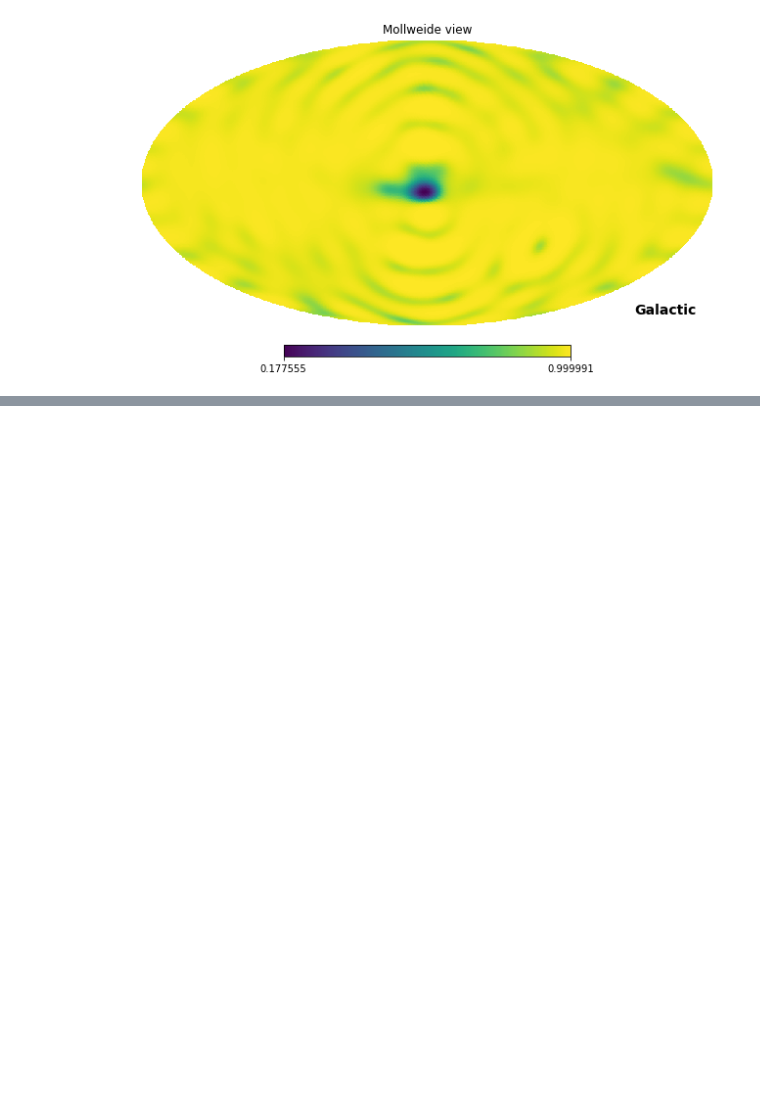
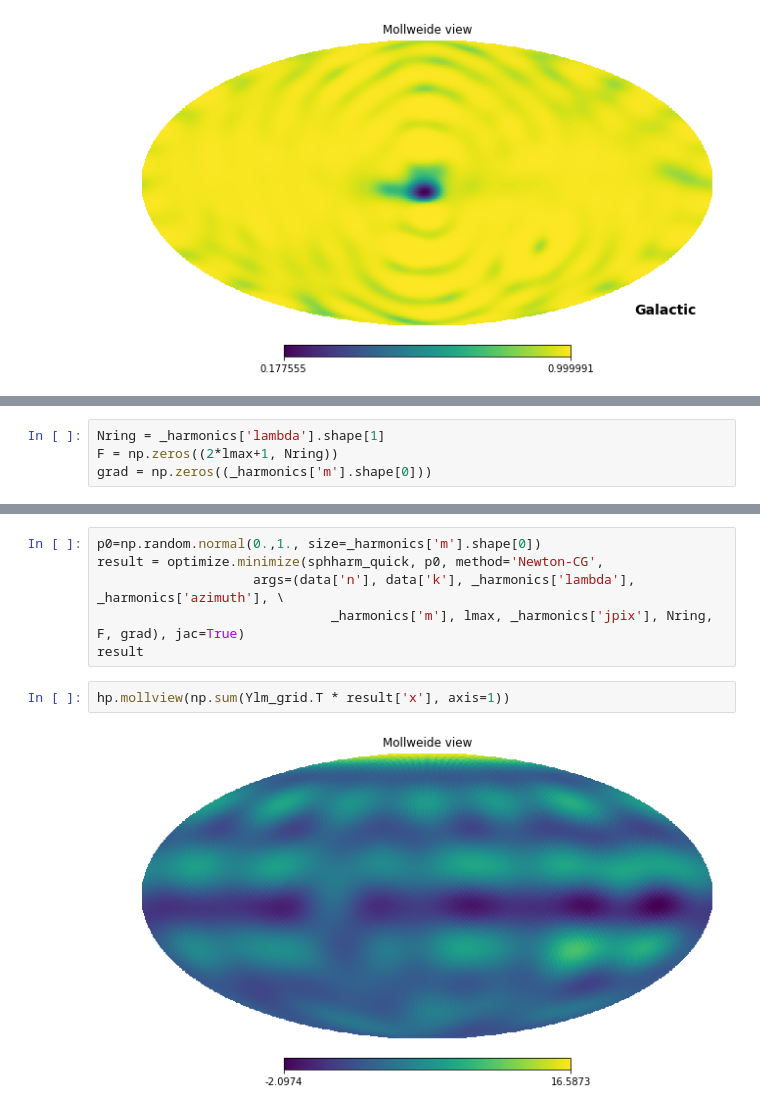
Before and after one commit to gaiaverse/astrometry, a Jupyter notebook: SphHarmonics/SphHm-AstrometrySF.ipynb, the cells around one changed output, grey strips where cells are left out. Saved outputs shown, nothing was run; the diff lists cells and outputs as text; blank space fills up the shorter version.

```diff
--- a/SphHarmonics/SphHm-AstrometrySF.ipynb
+++ b/SphHarmonics/SphHm-AstrometrySF.ipynb
@@ -338,0 +310,4 @@ hp.mollview(expit(x), coord=['C','G'])
+# %%
+Nring = _harmonics['lambda'].shape[1]
+F = np.zeros((2*lmax+1, Nring))
+grad = np.zeros((_harmonics['m'].shape[0]))
@@ -338,0 +340,10 @@ hp.mollview(expit(x), coord=['C','G'])
+# %%
+p0=np.random.normal(0.,1., size=_harmonics['m'].shape[0])
+result = optimize.minimize(sphharm_quick, p0, method='Newton-CG',
+                    args=(data['n'], data['k'], _harmonics['lambda'], _harmonics['azimuth'], \
+                              _harmonics['m'], lmax, _harmonics['jpix'], Nring, F, grad), jac=True)
+result
+# %%
+hp.mollview(np.sum(Ylm_grid.T * result['x'], axis=1))
+# %% [output]
+[figure, added]
```
Also changed, not shown: parts of 65 cells of this notebook, 6 other files.
